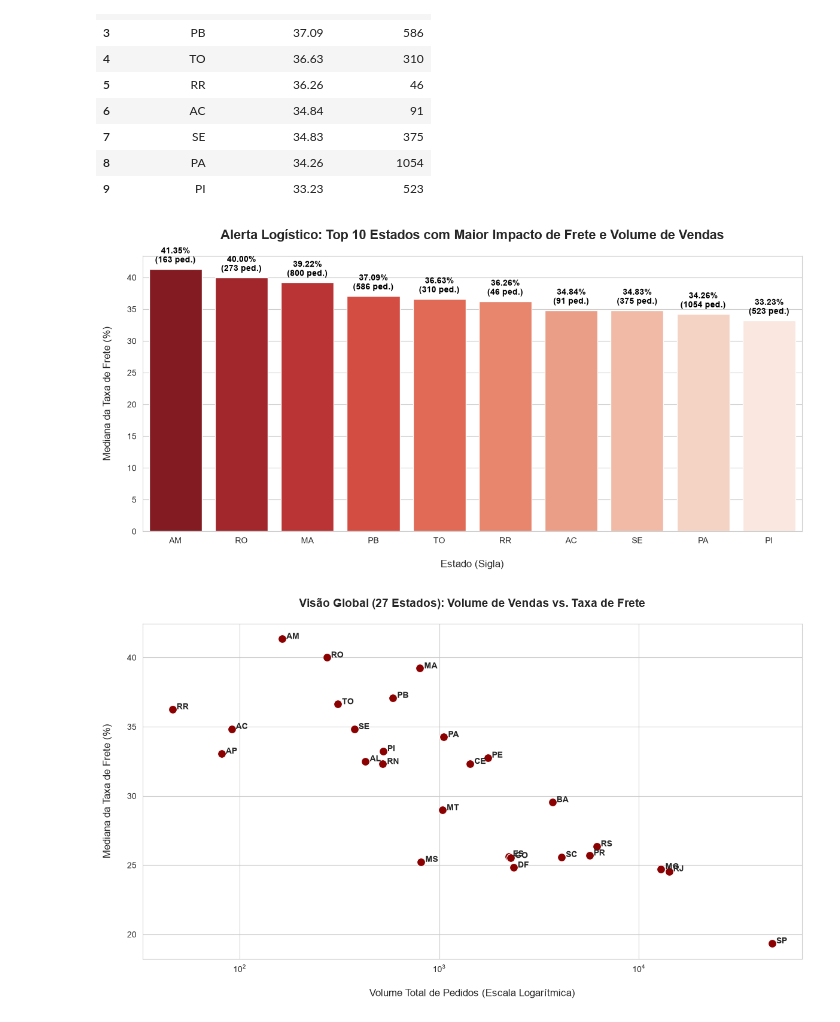
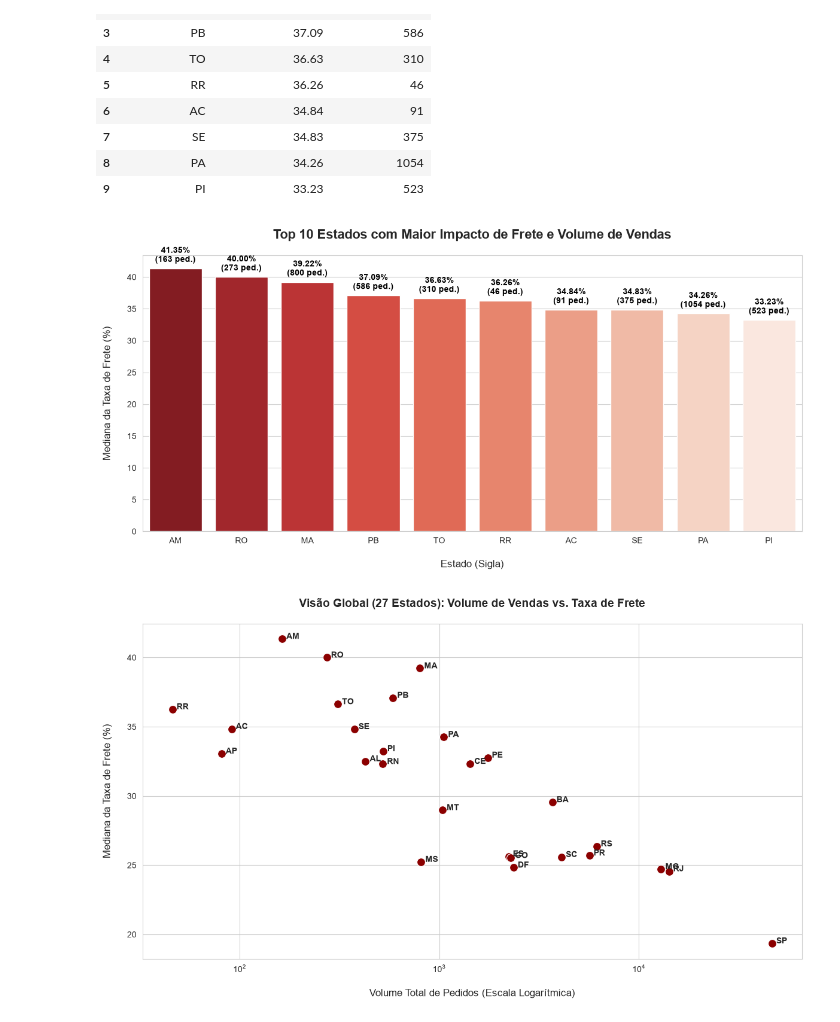
Before and after one commit to Anneke-Liesbeth/tech-challenge-16dtat-fase1-grupo58, a Jupyter notebook: notebooks/analise_crescimento_olist.ipynb, the cells around one changed output. Drawn from its saved outputs; the diff is of its cells as text; code cells hidden in the pictures.

```diff
--- a/notebooks/analise_crescimento_olist.ipynb
+++ b/notebooks/analise_crescimento_olist.ipynb
@@ -293,20 +256,20 @@ Passing `palette` without assigning `hue` is deprecated and will be removed in v
 # %%
-# 1. Corrigindo os nomes das faixas (usando \\$ para evitar o modo matemático)
-nomes_faixas_corrigidos = [
+# 1. Nomeando as faixas (usando \\$ para evitar o modo matemático)
+nomes_faixas= [
     '1. Até R\\$ 39,90 (25% mais baratos)',
     '2. R\\$ 39,90 a R\\$ 74,90',
     '3. R\\$ 74,90 a R\\$ 134,17',
     '4. Acima de R\\$ 134,17 (25% mais caros)'
 ]
 
-# 2. Reaplicando a classificação com os nomes corrigidos na nossa base de dados
-df_faturamento['categoria_preco'] = pd.cut(df_faturamento['price'], bins=faixas, labels=nomes_faixas_corrigidos)
-prova_estatistica_corrigida = df_faturamento.groupby('categoria_preco', observed=True)['taxa_frete'].mean()
+# 2. Aplicando a classificação dos nomes das faixas na base de dados (como uma nova coluna)
+df_faturamento['categoria_preco'] = pd.cut(df_faturamento['price'], bins=faixas, labels=nomes_faixas)
+prova_estatistica = df_faturamento.groupby('categoria_preco', observed=True)['taxa_frete'].mean()
 
 # 3. Preparando os dados para o gráfico
-dados_grafico = prova_estatistica_corrigida.reset_index()
+dados_grafico = prova_estatistica.reset_index()
 
-# 4. Desenhando o Gráfico Corrigido
+# 4. Desenhando o Gráfico
 plt.figure(figsize=(10, 6))
 sns.set_style("whitegrid")
 
@@ -425,35 +367,35 @@ grafico_estados = sns.barplot(
     data=dados_grafico_estado,
     x='customer_state',
     y='taxa_frete_mediana',
     hue='customer_state',
     legend=False,
     palette='Reds_r'
 )
 
 # 4. Inserindo Títulos e Eixos
-plt.title('Alerta Logístico: Top 10 Estados com Maior Impacto de Frete e Volume de Vendas', fontsize=16, fontweight='bold', pad=20)
+plt.title('Top 10 Estados com Maior Impacto de Frete e Volume de Vendas', fontsize=16, fontweight='bold', pad=20)
 plt.xlabel('\nEstado (Sigla)', fontsize=12)
 plt.ylabel('Mediana da Taxa de Frete (%)\n', fontsize=12)
 
 # 5. Adicionando Rótulos Duplos (Taxa + Volume) usando enumerate
 for i, barra in enumerate(grafico_estados.patches):
     # Capturando o volume exato daquele estado na tabela
     volume = dados_grafico_estado['volume_pedidos'].iloc[i]
 
     # Criando o texto com a taxa em cima e o volume (ped.) embaixo
     texto_rotulo = f"{barra.get_height():.2f}%\n({volume} ped.)"
 
     grafico_estados.annotate(texto_rotulo,
                      (barra.get_x() + barra.get_width() / 2, barra.get_height()),
                      ha='center', va='bottom',
                      fontsize=10, fontweight='bold', color='black',
                      xytext=(0, 5), textcoords='offset points')
 
 # 6. Ajustando e exibindo
 plt.tight_layout()
 plt.show()
 # %% [output]
-[figure, old version]
+[figure, new version]
 # %%
 plt.figure(figsize=(12, 7))
 sns.set_style("whitegrid")
```
Also changed, not shown: parts of 24 cells of this notebook.
